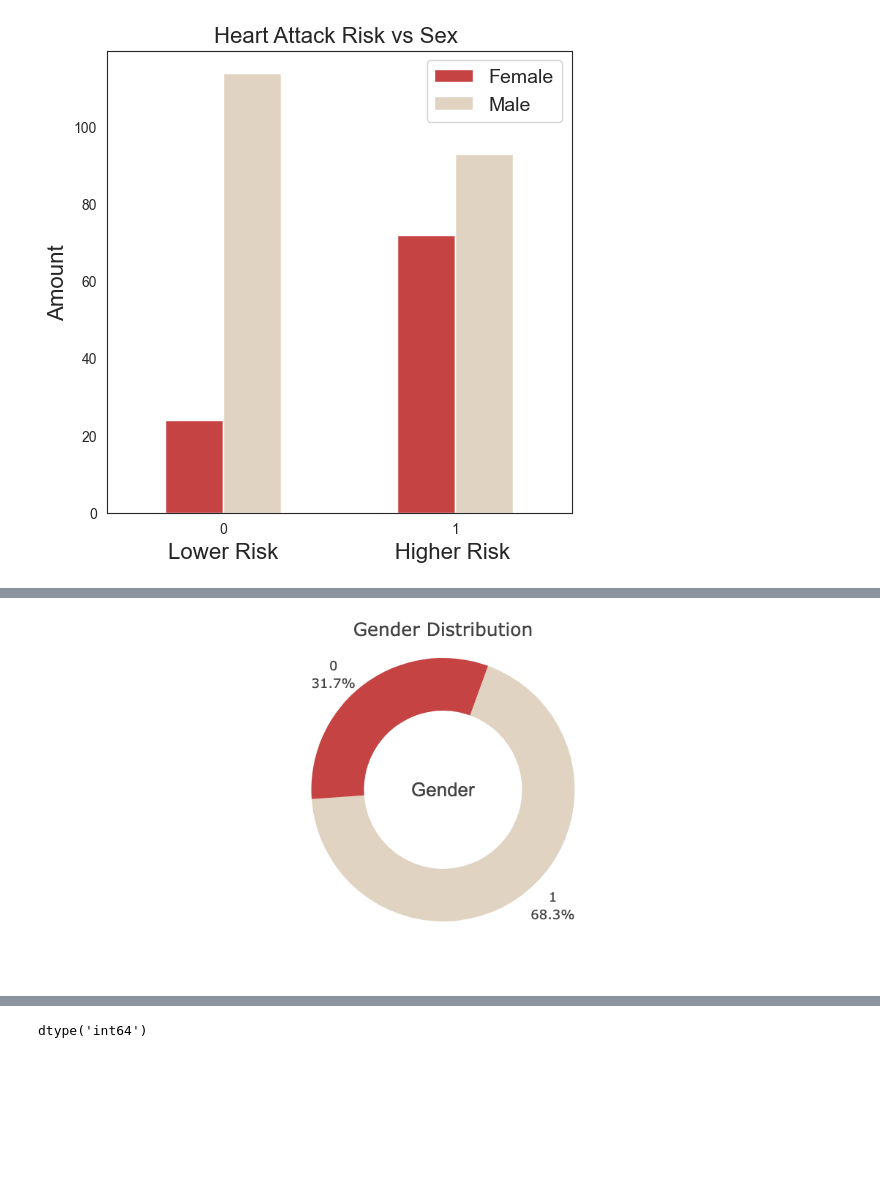
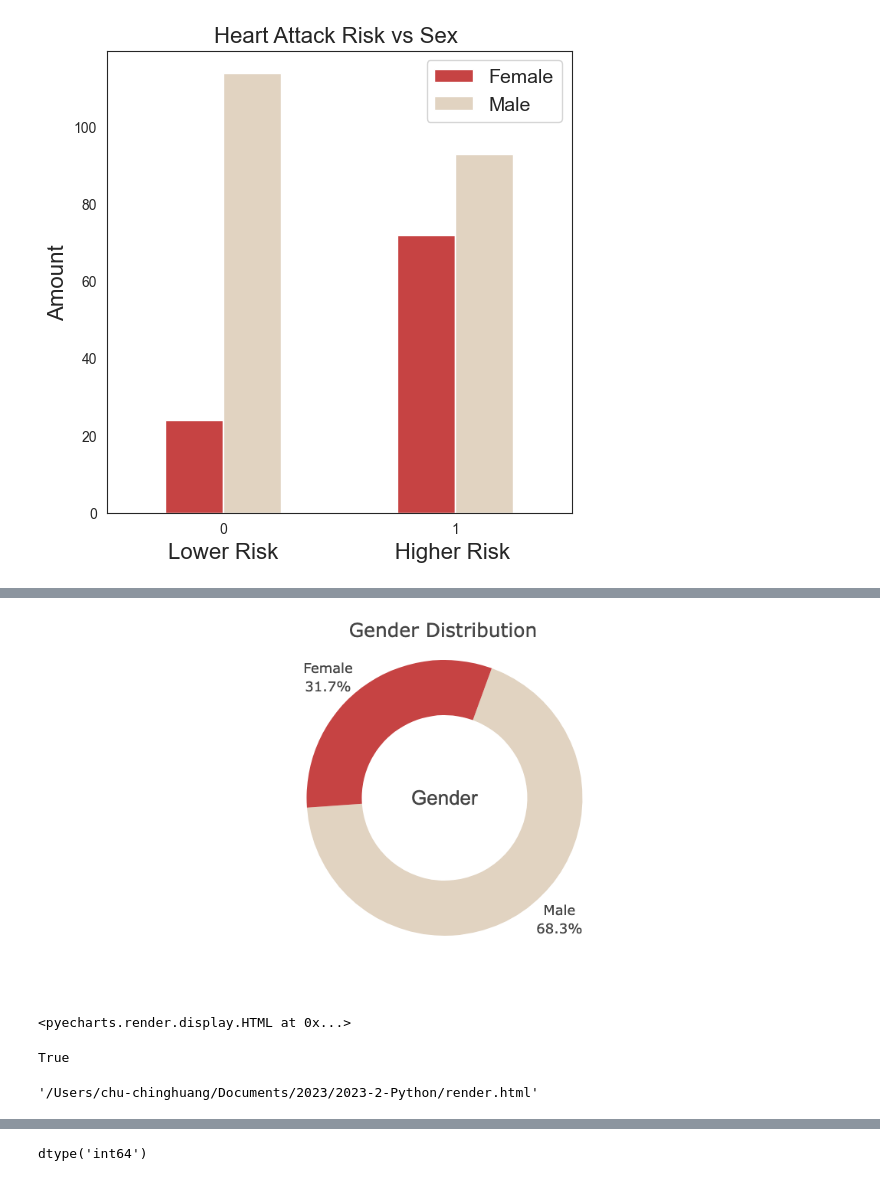
Before and after one commit to cchuang2009/2022-1, a Jupyter notebook: 2024/Week_3_Databases_intro.ipynb, the cells around one changed output, grey strips where cells are left out. Cells and saved outputs as stored; diff of their text form; code cells hidden in the pictures; blank space fills up the shorter version.

Commit message:
introduce pyecharts

```diff
--- a/2024/Week_3_Databases_intro.ipynb
+++ b/2024/Week_3_Databases_intro.ipynb
@@ -320,12 +331,18 @@ from plotly.subplots import make_subplots
 # %%
 # Empty Pie Visualization
 
+# Create a dictionary to map numerical values to text labels
+sex_labels = {1: 'Male', 0: 'Female'}
+
+# Create a new column in the heart dataframe with text labels
+heart['sex_text'] = heart['sex'].map(sex_labels)
+
+
 fig = px.pie(heart,
-            names= "sex",
+            names= "sex_text",
             template= "presentation",
             hole= 0.6,
             color_discrete_sequence=['#e1d3c1', '#c64343']
-            #color_discrete_sequence=px.colors.sequential.RdBu
             )
 # layout
 fig.update_layout(title_text='Gender Distribution',
@@ -337,7 +354,7 @@ fig.update_layout(title_text='Gender Distribution',
                   showlegend=False)
 
 fig.add_annotation(dict(x=0.5, y=0.5,  align='center',
-                        xref = "paper", yref = "paper",
+                        #xref = "paper", yref = "paper",
                         showarrow = False, font_size=22,
                         text="<span style='font-size: 26px; color=#555; font-family:Arial'>Gender<br></span>"))
 
@@ -348 +364,43 @@ fig.show()
-[figure, old version]
+[figure, new version]
+# %%
+# colab: https://colab.research.google.com/drive/1hduQRKwoespAiF0Wv7UZIAZG9oz3WqcD
+# 2022/2022_2_Python/Week_17_colab.ipynb
+
+from pyecharts import options as opts
+from pyecharts.charts import Pie
+
+# Create a dictionary to map numerical values to text labels
+sex_labels = {1: 'Male', 0: 'Female'}
+
+# Create a new column in the heart dataframe with text labels
+heart['sex_text'] = heart['sex'].map(sex_labels)
+
+# Count the number of occurrences of each value in the 'sex_text' column
+sex_counts = heart['sex_text'].value_counts()
+
+# Create the pie chart
+pie = Pie()
+pie.add("",
+        [list(z) for z in zip(sex_counts.index, sex_counts.values)],
+        radius=["40%", "70%"],
+        rosetype="radius",
+        label_opts=opts.LabelOpts(is_show=False),
+)
+
+# Customize the chart
+pie.set_global_opts(
+    title_opts=opts.TitleOpts(title="Gender Distribution", title_textstyle_opts=opts.TextStyleOpts(font_size=18)),
+    legend_opts=opts.LegendOpts(is_show=False)
+)
+
+# Set color palette
+pie.set_colors(['#e1d3c1', '#c64343'])
+
+# Render the chart
+pie.render_notebook()
+# %% [output]
+<pyecharts.render.display.HTML at 0x...>
+# %%
+col==[['Female', 207], ['Male', 96]]
+# %% [output]
+True
@@ -348,0 +435,4 @@ fig.show()
+# %%
+p.render()
+# %% [output]
+'/Users/chu-chinghuang/Documents/2023/2023-2-Python/render.html'
```
Also changed, not shown: parts of 7 cells of this notebook.
